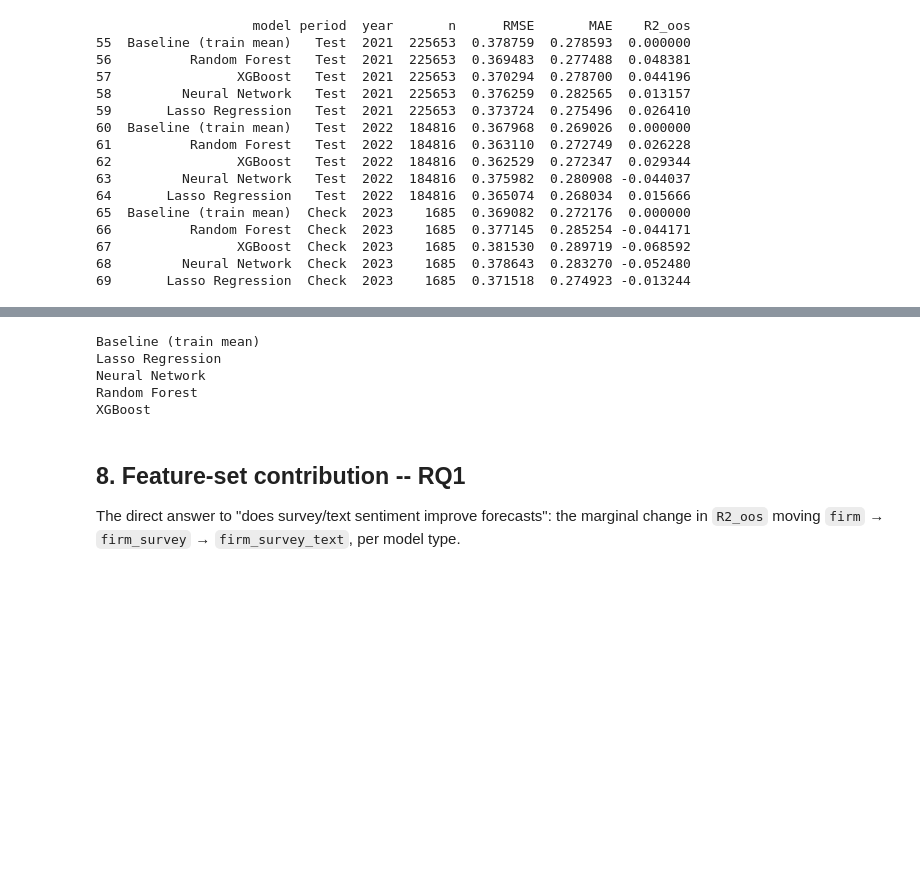
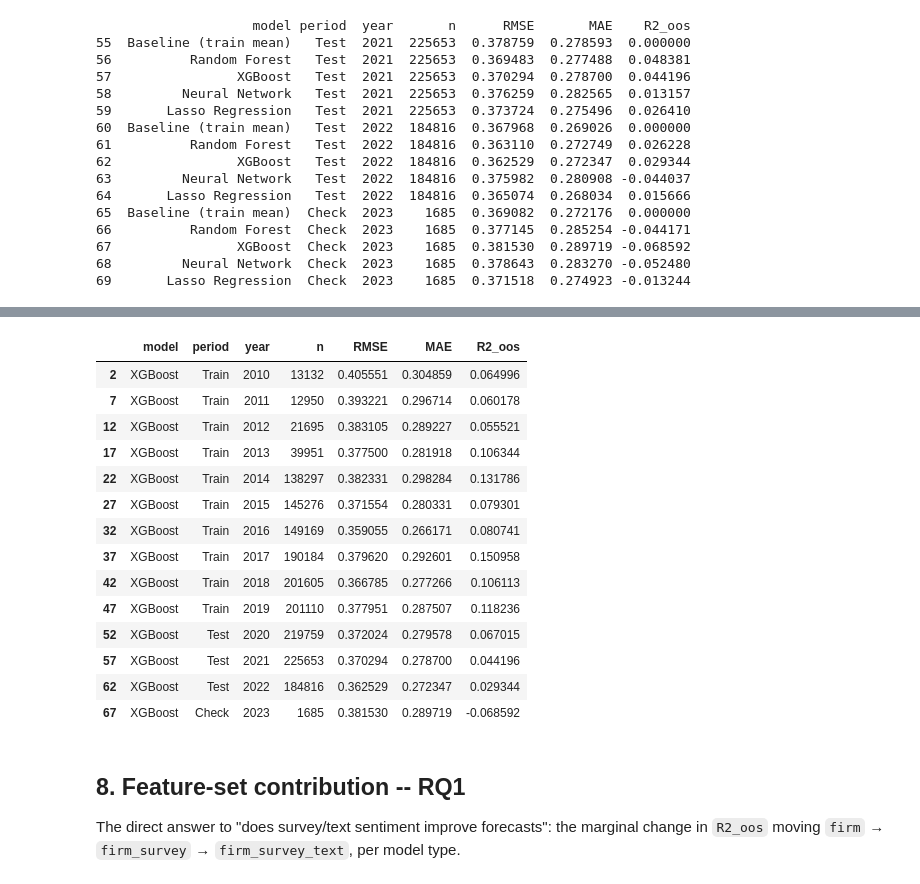
Before and after one commit to NhiPK/MLforEcon, a Jupyter notebook: model/model_comparison.ipynb, the cells around one changed output, grey strips where cells are left out. Drawn from its saved outputs; the diff is of its cells as text; code cells hidden in the pictures; blank space fills up the shorter version.

```diff
--- a/model/model_comparison.ipynb
+++ b/model/model_comparison.ipynb
@@ -648,12 +650,21 @@ by_year.round(4)
 # %%
-for label, grp in by_year.groupby("model"):
-    print(label)
+by_year[by_year['model'] == 'XGBoost']
 # %% [output]
-Baseline (train mean)
-Lasso Regression
-Neural Network
-Random Forest
-XGBoost
+|  | model | period | year | n | RMSE | MAE | R2_oos |
+| 2 | XGBoost | Train | 2010 | 13132 | 0.405551 | 0.304859 | 0.064996 |
+| 7 | XGBoost | Train | 2011 | 12950 | 0.393221 | 0.296714 | 0.060178 |
+| 12 | XGBoost | Train | 2012 | 21695 | 0.383105 | 0.289227 | 0.055521 |
+| 17 | XGBoost | Train | 2013 | 39951 | 0.377500 | 0.281918 | 0.106344 |
+| 22 | XGBoost | Train | 2014 | 138297 | 0.382331 | 0.298284 | 0.131786 |
+| 27 | XGBoost | Train | 2015 | 145276 | 0.371554 | 0.280331 | 0.079301 |
+| 32 | XGBoost | Train | 2016 | 149169 | 0.359055 | 0.266171 | 0.080741 |
+| 37 | XGBoost | Train | 2017 | 190184 | 0.379620 | 0.292601 | 0.150958 |
+| 42 | XGBoost | Train | 2018 | 201605 | 0.366785 | 0.277266 | 0.106113 |
+| 47 | XGBoost | Train | 2019 | 201110 | 0.377951 | 0.287507 | 0.118236 |
+| 52 | XGBoost | Test | 2020 | 219759 | 0.372024 | 0.279578 | 0.067015 |
+| 57 | XGBoost | Test | 2021 | 225653 | 0.370294 | 0.278700 | 0.044196 |
+| 62 | XGBoost | Test | 2022 | 184816 | 0.362529 | 0.272347 | 0.029344 |
+| 67 | XGBoost | Check | 2023 | 1685 | 0.381530 | 0.289719 | -0.068592 |
 # %% [markdown]
 ## 8. Feature-set contribution -- RQ1
 
```
Also changed, not shown: parts of 2 cells of this notebook.
